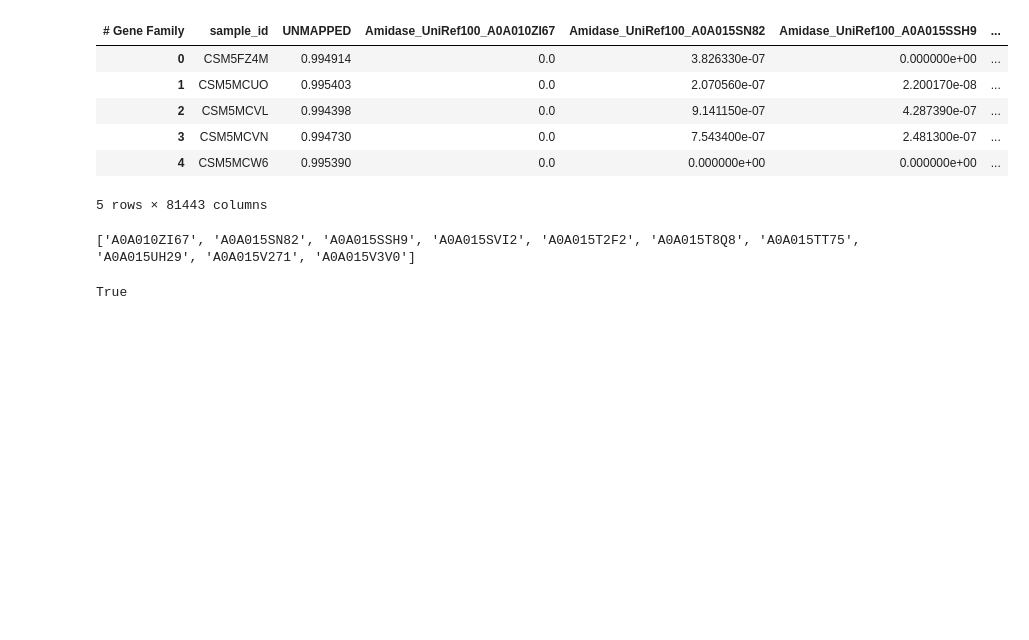
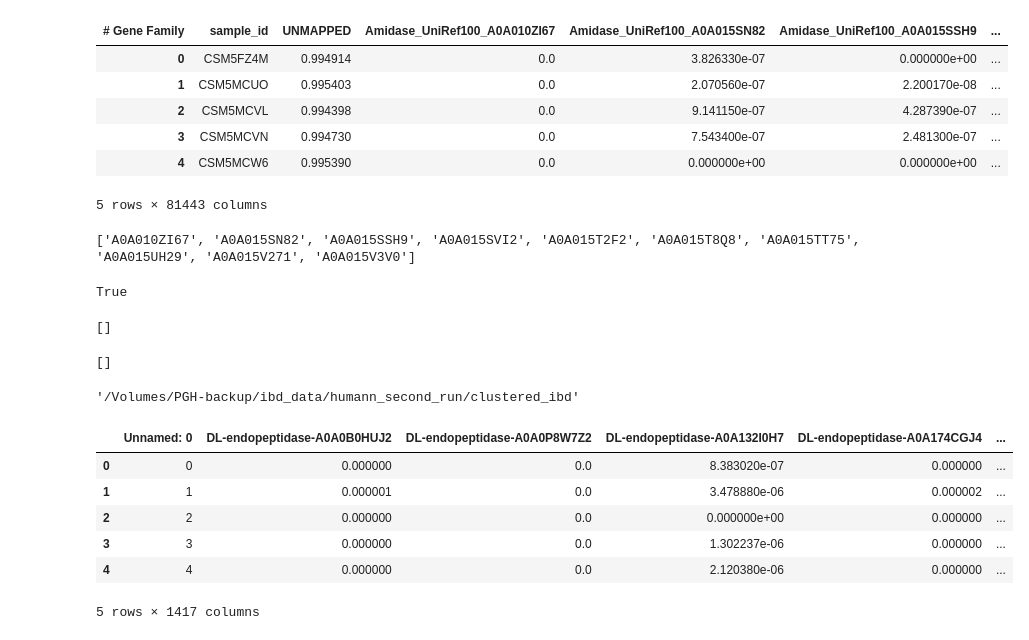
Before and after one commit to oliverdesa/Clustering_Metagenomics, a Jupyter notebook: src/clustering/mapping_clusters.ipynb, the cells around one changed output. Cells and saved outputs as stored; diff of their text form; code cells hidden in the pictures; blank space fills up the shorter version.

```diff
--- a/src/clustering/mapping_clusters.ipynb
+++ b/src/clustering/mapping_clusters.ipynb
@@ -647,3 +647,21 @@ print(colnames[:10])
 'A0A373P8V8' in colnames
 # %% [output]
 True
+# %%
+from collections import Counter
+
+colnames = list(clustered_ibd_old.columns)
+
+def find_duplicates(input_list):
+    # Use Counter to count occurrences of each string
+    counts = Counter(input_list)
+
+    # Extract strings that have a count greater than 1
+    duplicates = [item for item, count in counts.items() if count > 1]
+
+    return duplicates
+
+
+find_duplicates(colnames)
+# %% [output]
+[]
@@ -649,0 +676,20 @@ True
+# %%
+find_duplicates(colnames)
+# %% [output]
+[]
+# %%
+make_outputs(clustered_ibd_old, '/Volumes/PGH-backup/ibd_data/humann_second_run/clustered_ibd')
+# %% [output]
+'/Volumes/PGH-backup/ibd_data/humann_second_run/clustered_ibd'
+# %%
+clustered_ibd = pd.read_csv('/Volumes/PGH-backup/ibd_data/humann_second_run/ibd_genefamilies_relab_clustered.tsv', sep='\t')
+
+display(clustered_ibd.head())
+# %% [output]
+|  | Unnamed: 0 | DL-endopeptidase-A0A0B0HUJ2 | DL-endopeptidase-A0A0P8W7Z2 | DL-endopeptidase-A0A132I0H7 | DL-endopeptidase-A0A174CGJ4 | ... |
+| 0 | 0 | 0.000000 | 0.0 | 8.383020e-07 | 0.000000 | ... |
+| 1 | 1 | 0.000001 | 0.0 | 3.478880e-06 | 0.000002 | ... |
+| 2 | 2 | 0.000000 | 0.0 | 0.000000e+00 | 0.000000 | ... |
+| 3 | 3 | 0.000000 | 0.0 | 1.302237e-06 | 0.000000 | ... |
+| 4 | 4 | 0.000000 | 0.0 | 2.120380e-06 | 0.000000 | ... |
+5 rows × 1417 columns
```
Also changed, not shown: parts of 2 cells of this notebook, 1 other file.
